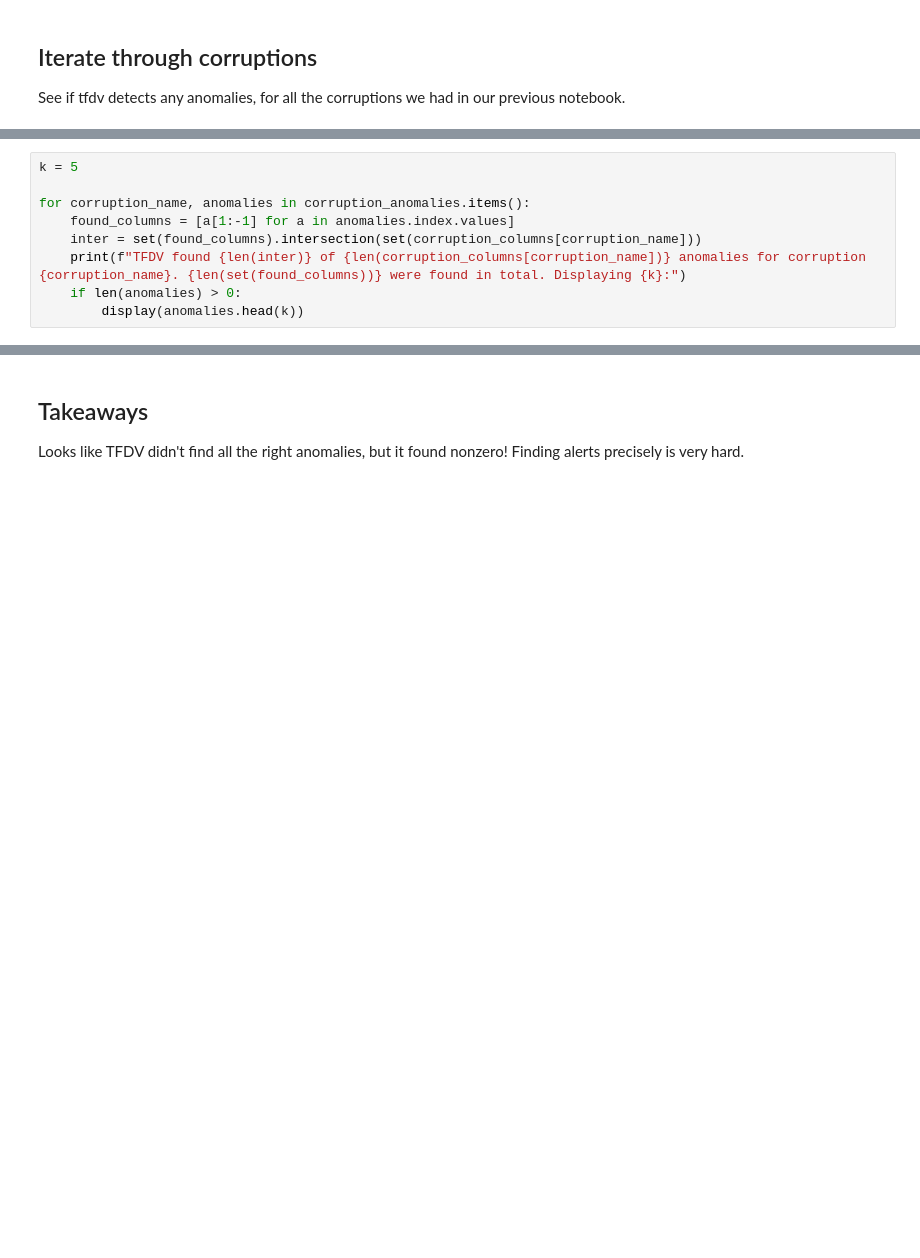
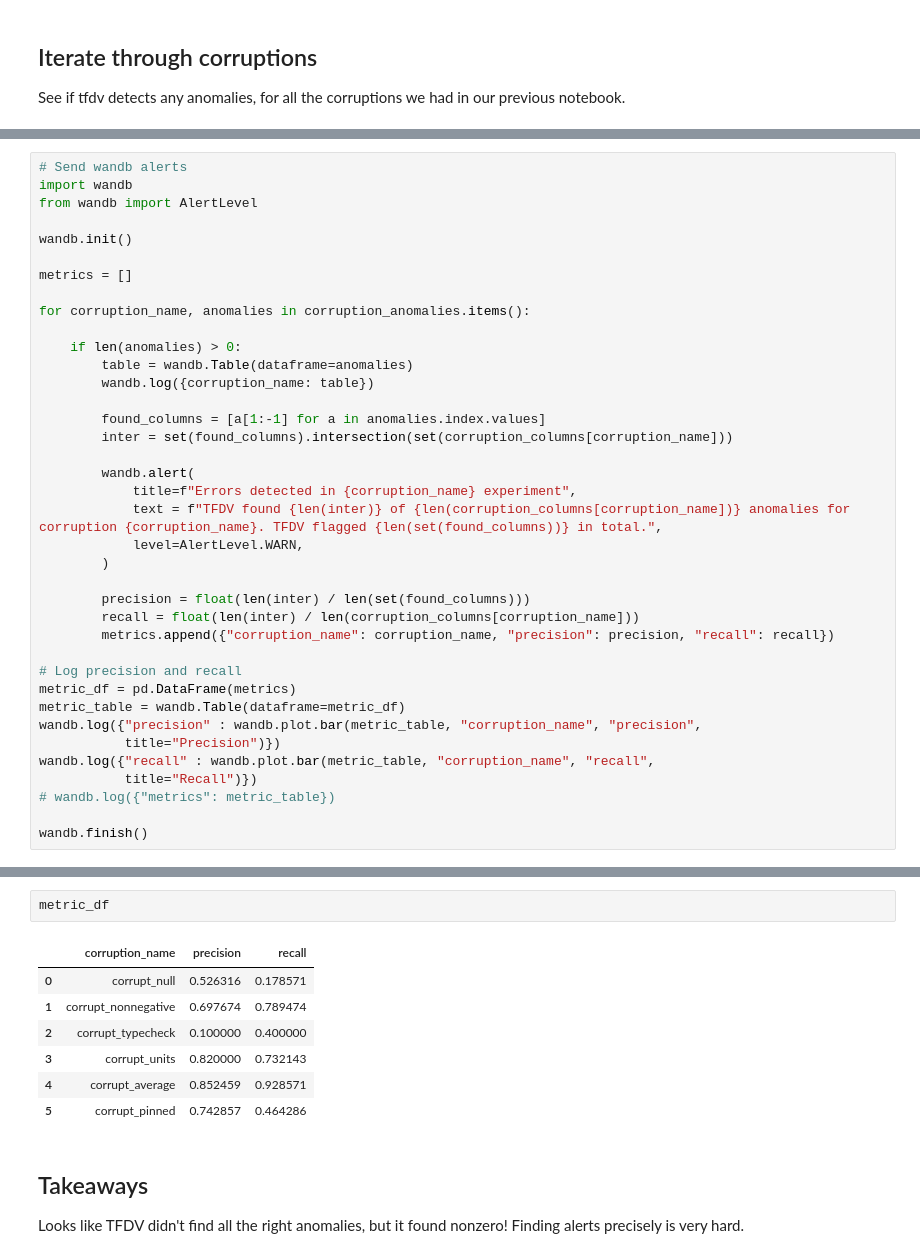
Before and after one commit to shreyashankar/ml-dataval-tutorial, a Jupyter notebook: 04-driftdetection.ipynb, the cells around one changed output, grey strips where cells are left out. Cells and saved outputs as stored; diff of their text form; blank space fills up the shorter version.

```diff
--- a/04-driftdetection.ipynb
+++ b/04-driftdetection.ipynb
@@ -159,11 +161,40 @@ To enable them in other operations, rebuild TensorFlow with the appropriate comp
 ... (10 outputs left out)
 # %%
-k = 5
+# Send wandb alerts
+import wandb
+from wandb import AlertLevel
+
+wandb.init()
+
+metrics = []
 
 for corruption_name, anomalies in corruption_anomalies.items():
-    found_columns = [a[1:-1] for a in anomalies.index.values]
-    inter = set(found_columns).intersection(set(corruption_columns[corruption_name]))
-    print(f"TFDV found {len(inter)} of {len(corruption_columns[corruption_name])} anomalies for corruption {corruption_name}. {len(set(found_columns))} were found in total. Displaying {k}:")
+
     if len(anomalies) > 0:
-        display(anomalies.head(k))
+        table = wandb.Table(dataframe=anomalies)
+        wandb.log({corruption_name: table})
+
+        found_columns = [a[1:-1] for a in anomalies.index.values]
+        inter = set(found_columns).intersection(set(corruption_columns[corruption_name]))
+
+        wandb.alert(
+            title=f"Errors detected in {corruption_name} experiment",
+            text = f"TFDV found {len(inter)} of {len(corruption_columns[corruption_name])} anomalies for corruption {corruption_name}. TFDV flagged {len(set(found_columns))} in total.",
+            level=AlertLevel.WARN,
+        )
+
+        precision = float(len(inter) / len(set(found_columns)))
+        recall = float(len(inter) / len(corruption_columns[corruption_name]))
+        metrics.append({"corruption_name": corruption_name, "precision": precision, "recall": recall})
+
+# Log precision and recall
+metric_df = pd.DataFrame(metrics)
+metric_table = wandb.Table(dataframe=metric_df)
+wandb.log({"precision" : wandb.plot.bar(metric_table, "corruption_name", "precision",
+           title="Precision")})
+wandb.log({"recall" : wandb.plot.bar(metric_table, "corruption_name", "recall",
+           title="Recall")})
+# wandb.log({"metrics": metric_table})
+
+wandb.finish()
 # %% [output]
@@ -218,3 +210,13 @@ TFDV found 26 of 56 anomalies for corruption corrupt_pinned. 35 were found in to
+# %%
+metric_df
+# %% [output]
+|  | corruption_name | precision | recall |
+| 0 | corrupt_null | 0.526316 | 0.178571 |
+| 1 | corrupt_nonnegative | 0.697674 | 0.789474 |
+| 2 | corrupt_typecheck | 0.100000 | 0.400000 |
+| 3 | corrupt_units | 0.820000 | 0.732143 |
+| 4 | corrupt_average | 0.852459 | 0.928571 |
+| 5 | corrupt_pinned | 0.742857 | 0.464286 |
 # %% [markdown]
 ## Takeaways
 
```
Also changed, not shown: parts of 6 cells of this notebook, 5 other files.
